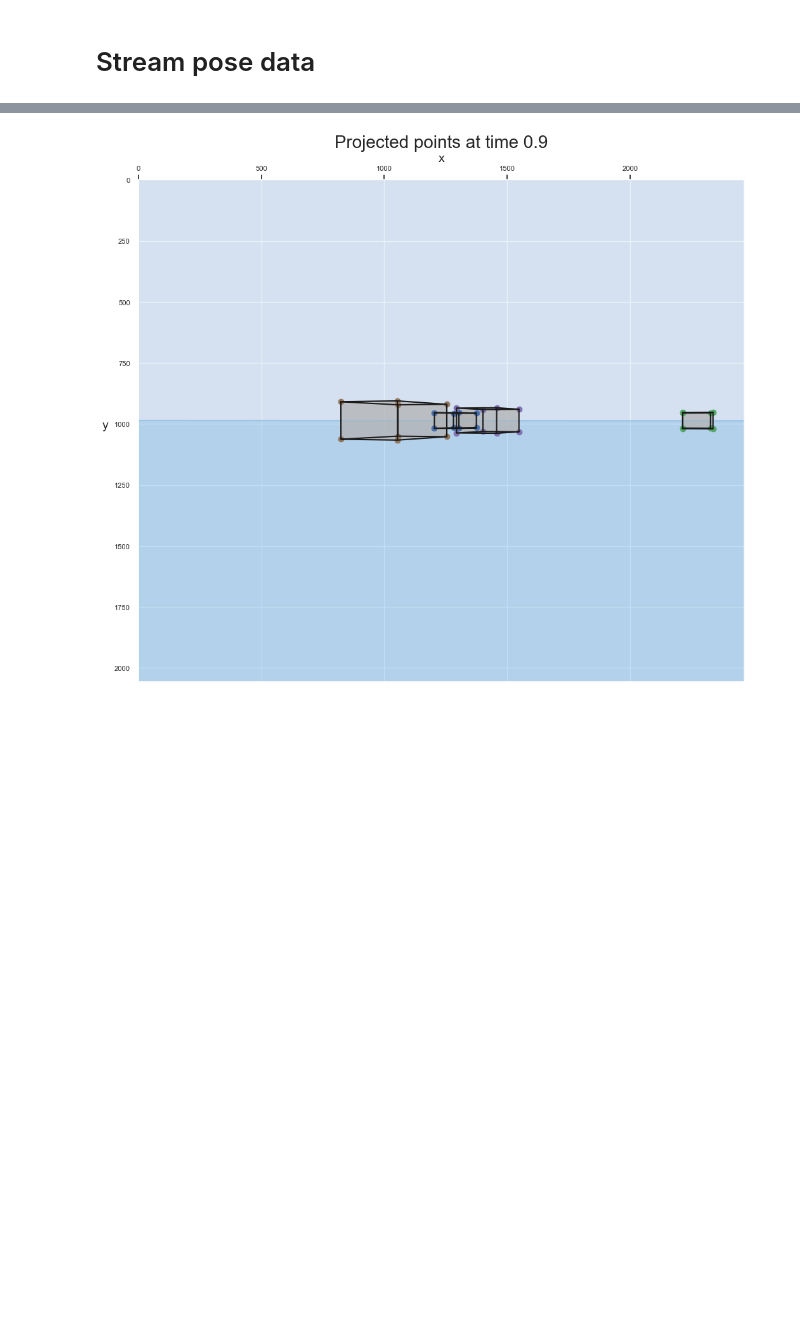
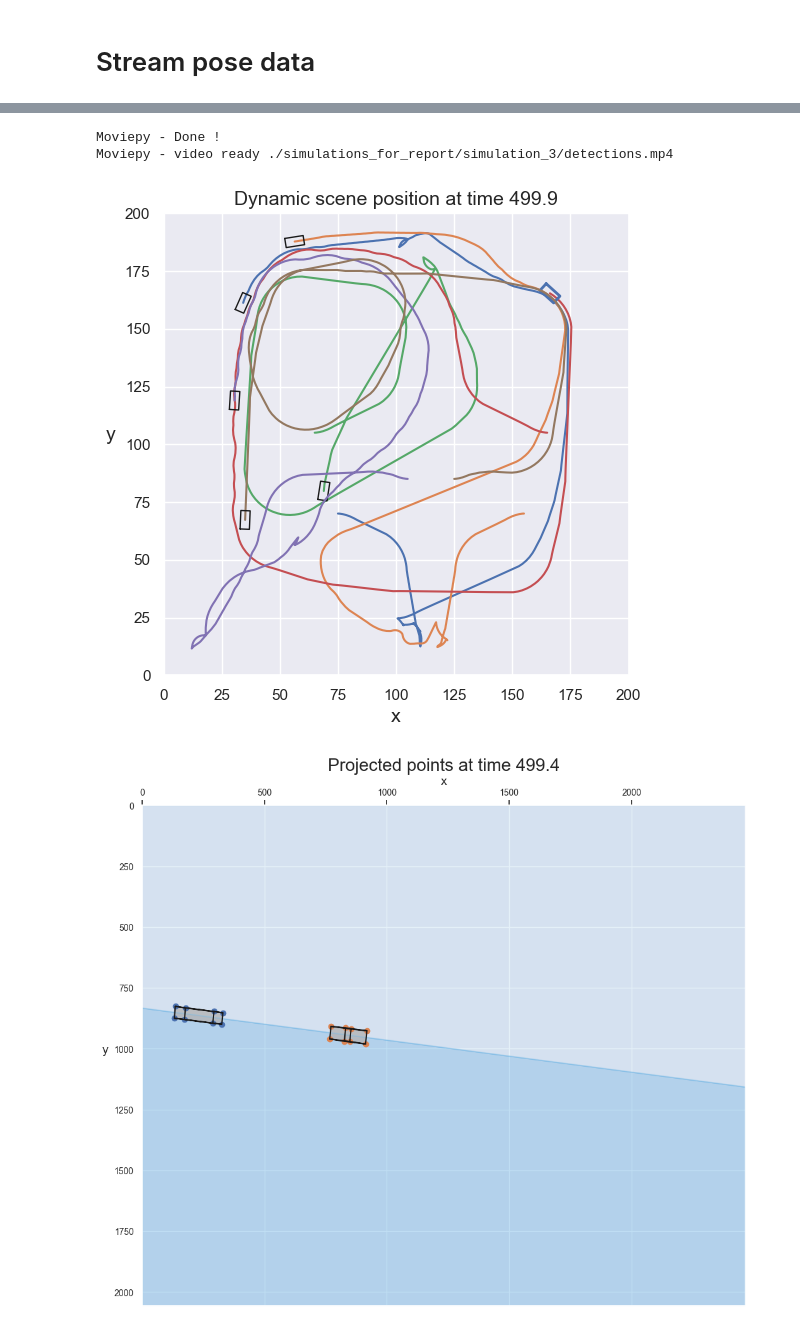
Before and after one commit to andreajessen/MODSIM, a Jupyter notebook: src/MODSIM_w_pose_data.ipynb, the cells around one changed output, grey strips where cells are left out. Drawn from its saved outputs; the diff is of its cells as text; code cells hidden in the pictures; blank space fills up the shorter version.

Commit message:
run simulations

```diff
--- a/src/MODSIM_w_pose_data.ipynb
+++ b/src/MODSIM_w_pose_data.ipynb
@@ -53,8 +53,8 @@ LARGE_DISTURBANCE  = 4
 HUGE_DISTURBANCE  = 6
 
 
-wave_induced_camera_disturbance_coef = SMALL_DISTURBANCE  # int from 0-4
+wave_induced_camera_disturbance_coef = LARGE_DISTURBANCE  # int from 0-4
 # %%
-VESSEL_TO_PLACE_CAMERA_ON=3
+VESSEL_TO_PLACE_CAMERA_ON=1
 # %% [markdown]
 ### Temporal model
@@ -104,8 +61,29 @@ if CM_label:
+# %%
+with open('detector_stats_config.yaml', 'r') as stream:
+    config = yaml.safe_load(stream)
+
+# Extract the parameters
+initial_state = config['initial_state']
+number_of_states = config['number_of_states']
+transition_matrix = config['transitionMatrix']
+labels = config['labels']
+background_label = config['background_label']
+confidence_threshold = config['confidenceThreshold']
+
+states = {}
+
+for stateID, state in config['states'].items():
+    state_name = state['name']
+    bb_error_stats = state['bb_error_stats']
+    confusion_matrix = state['confusion_matrix']
+    fdr = state['FDR']
+
+    states[stateID] = ConditionState(state_name, stateID, confusion_matrix, bb_error_stats, fdr)
 # %% [markdown]
 ### Error generator
 # %%
 ## Error generator
-errorGenerator = ErrorGenerator(ERROR_CONFIG_PATH, temporal_model=True, states=states, start_state=start_state, transition_matrix=TM)
+errorGenerator = ErrorGenerator(labels, background_label, confidence_threshold, transition_matrix, states, initial_state)
 # %% [markdown]
 ### DSG
 # %%
@@ -292,8 +281,8 @@ if VISUALIZE:
 
 
     #visualize_dynamic_scene_mov(vessels, folder_path=simulation_folder, fps=FPS, max_time_steps=MAX_TIME_STEPS, y_x_lim=200)
-    #visualize_camera_pose_in_dsg_mov(camera_rig, vessels, folder_path=simulation_folder, fps=FPS, max_time_steps=MAX_TIME_STEPS, y_x_lim=200, ownship_id=ownship_id)
+    visualize_camera_pose_in_dsg_mov(camera_rig, vessels, folder_path=simulation_folder, fps=FPS, max_time_steps=MAX_TIME_STEPS, y_x_lim=200, ownship_id=ownship_id)
     visualize_projections_multiple_cameras(cameraIDs, pps_paths, image_bounds, camera_rig.horizon, folder_path=simulation_folder,fps=FPS, max_time_steps=MAX_TIME_STEPS, display_when_min_vessels=MIN_VESSELS)
     #visualize_annotations_multiple_cameras(cameraIDs, annots_paths, image_bounds, horizons=camera_rig.horizon, folder_path=simulation_folder, fps=FPS, max_time_steps=MAX_TIME_STEPS, display_when_min_vessels=MIN_VESSELS)
-    #visualize_detections_multiple_cameras(cameraIDs, detections_paths, image_bounds, horizons=camera_rig.horizon, show_annotations=True, annotations_paths=annots_paths, folder_path=simulation_folder, fps=FPS, max_time_steps=MAX_TIME_STEPS, display_when_min_vessels=MIN_VESSELS, temporal_state_history=errorGenerator.temporal_model.previous_states, temporal_state_names=errorGenerator.temporal_model.state_names)
+    visualize_detections_multiple_cameras(cameraIDs, detections_paths, image_bounds, horizons=camera_rig.horizon, show_annotations=True, annotations_paths=annots_paths, folder_path=simulation_folder, fps=FPS, max_time_steps=MAX_TIME_STEPS, display_when_min_vessels=MIN_VESSELS, temporal_state_history=errorGenerator.temporal_model.previous_states, temporal_state_names=errorGenerator.temporal_model.state_names)
 # %% [output]
@@ -306 +319,4 @@ Moviepy - video ready ./boats_in_fishtank/simulation/projectedPoints_C0.mp4
+Moviepy - Done !
+Moviepy - video ready ./simulations_for_report/simulation_3/detections.mp4
-[figure, old version]
+[figure, new version]
+[figure, added]
```
Also changed, not shown: parts of 7 cells of this notebook, 4 other files.
